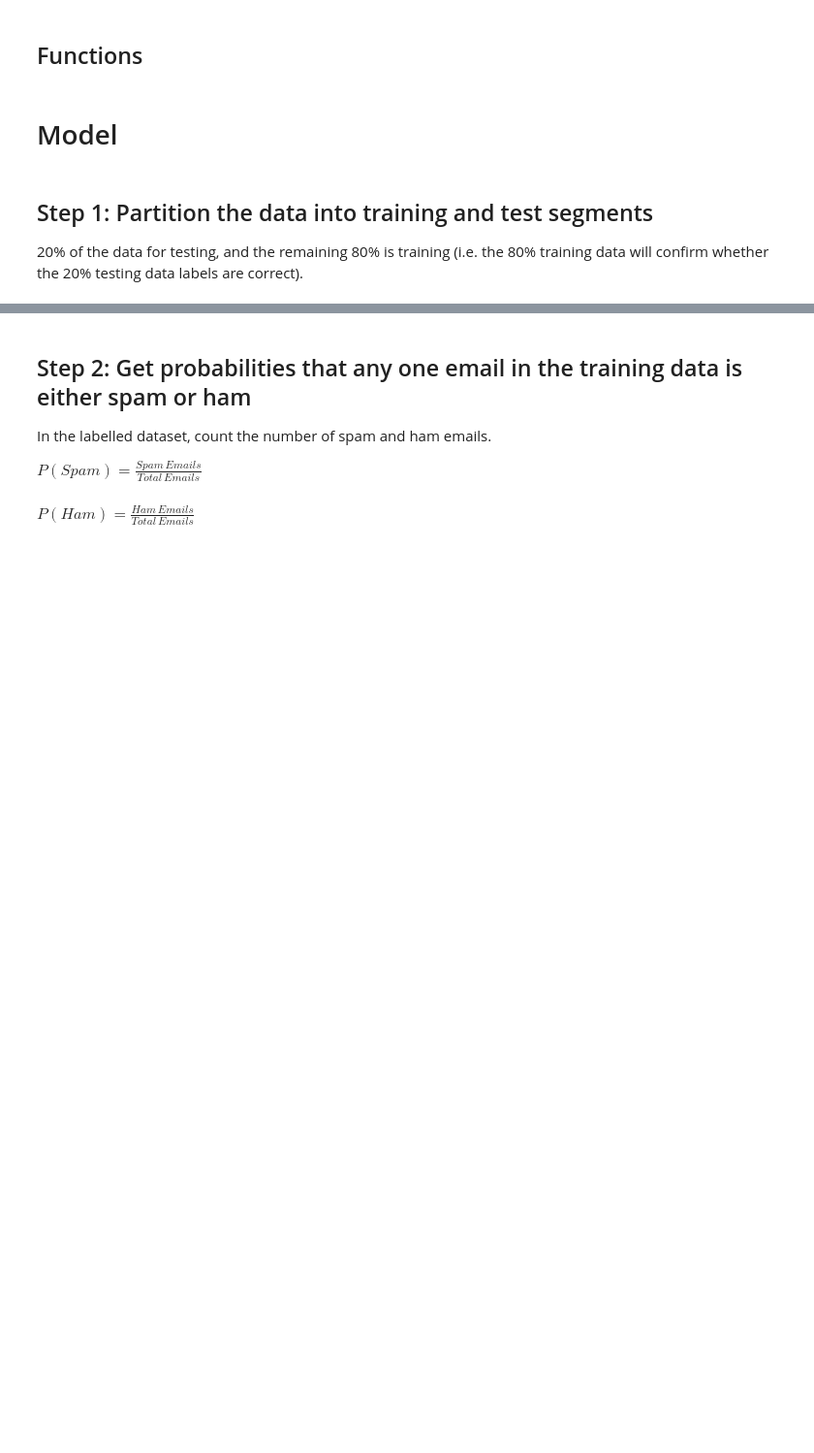
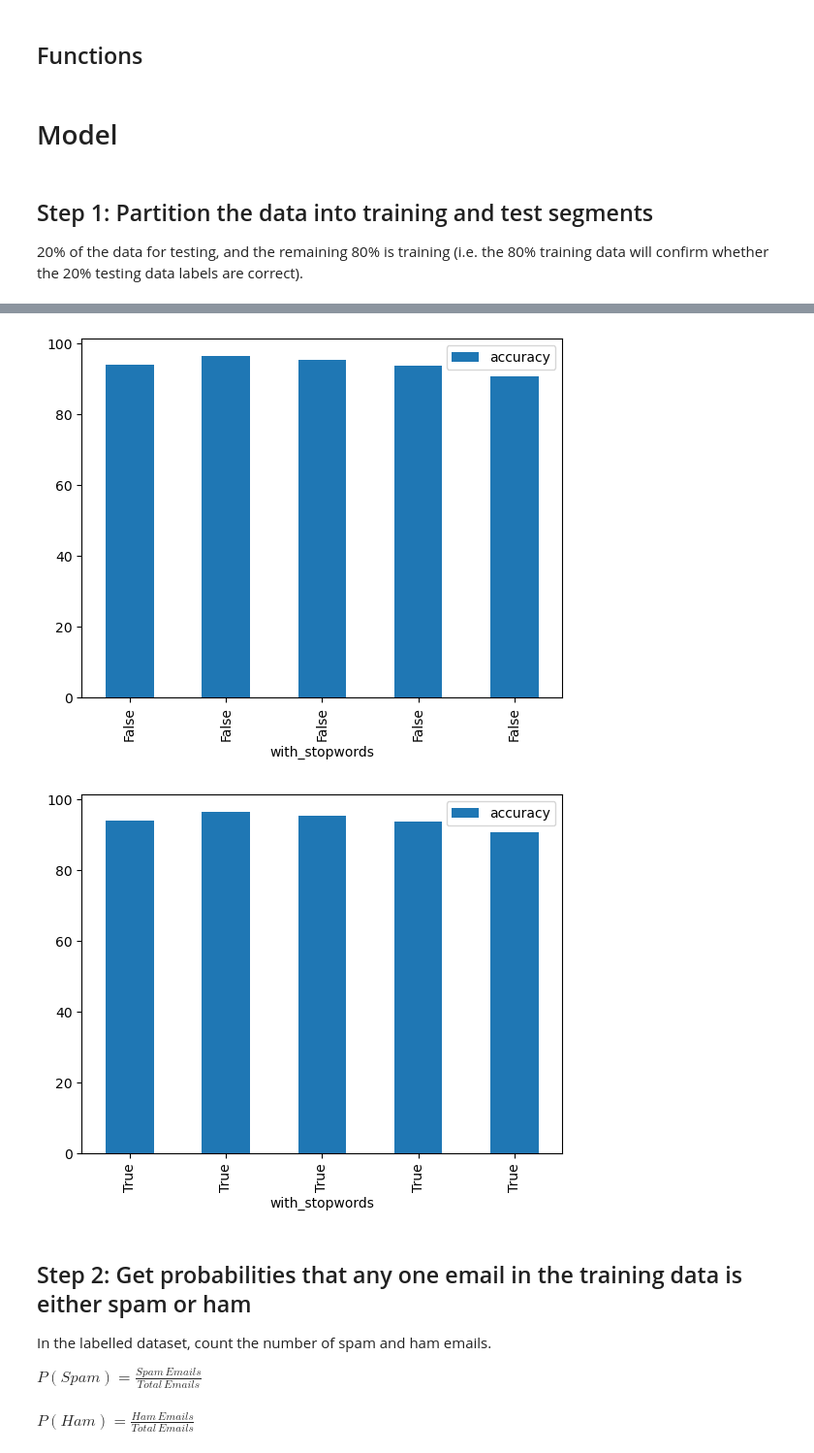
Before and after one commit to Velavee/bayes-spam-filter, a Jupyter notebook: spam-filter.ipynb, the cells around one changed output, grey strips where cells are left out. Shown at 97% size. Drawn from its saved outputs; the diff is of its cells as text; code cells hidden in the pictures; blank space fills up the shorter version.

```diff
--- a/spam-filter.ipynb
+++ b/spam-filter.ipynb
@@ -165,10 +153,10 @@ def run_model(data, include_stop_words=True):
 20% of the data for testing, and the remaining 80% is training (i.e. the 80% training data will confirm whether the 20% testing data labels are correct).
 # %%
 df = pd.read_csv('emails.csv')
+partition_names = ['part1', 'part2', 'part3', 'part4', 'part5']
 
 print('STOP WORDS INCLUDED\n')
 with_stopwords_results = run_model(df, False)
-pd.DataFrame(data = with_stopwords_results)
 # %% [output]
 STOP WORDS INCLUDED
 
@@ -195,0 +166,5 @@ Average Time: 11.287898635864257%
+# %%
+with_stopwords_results_table = pd.DataFrame(data = with_stopwords_results)
+with_stopwords_results_table.index = partition_names
+with_stopwords_results_table['with_stopwords'] = [False, False, False, False, False]
+with_stopwords_results_table
@@ -225,0 +187,5 @@ Average Time: 11.359252643585204%
+# %%
+without_stopwords_results_table = pd.DataFrame(data = without_stopwords_results)
+without_stopwords_results_table.index = partition_names
+without_stopwords_results_table['with_stopwords'] = [True, True, True, True, True]
+without_stopwords_results_table
@@ -226,3 +199,15 @@ Average Time: 11.359252643585204%
+# %%
+all_results = pd.concat([with_stopwords_results_table, without_stopwords_results_table])
+
+# groupby bat_team and get mean of runs
+dfg = all_results.groupby('with_stopwords')
+
+# plot the groupby result
+dfg.plot(x='with_stopwords', y='accuracy',kind='bar')
+plt.show()
+# %% [output]
+[figure, added]
+[figure, added]
 # %% [markdown]
 ## Step 2: Get probabilities that any one email in the training data is either spam or ham
 
```
Also changed, not shown: parts of 6 cells of this notebook.
